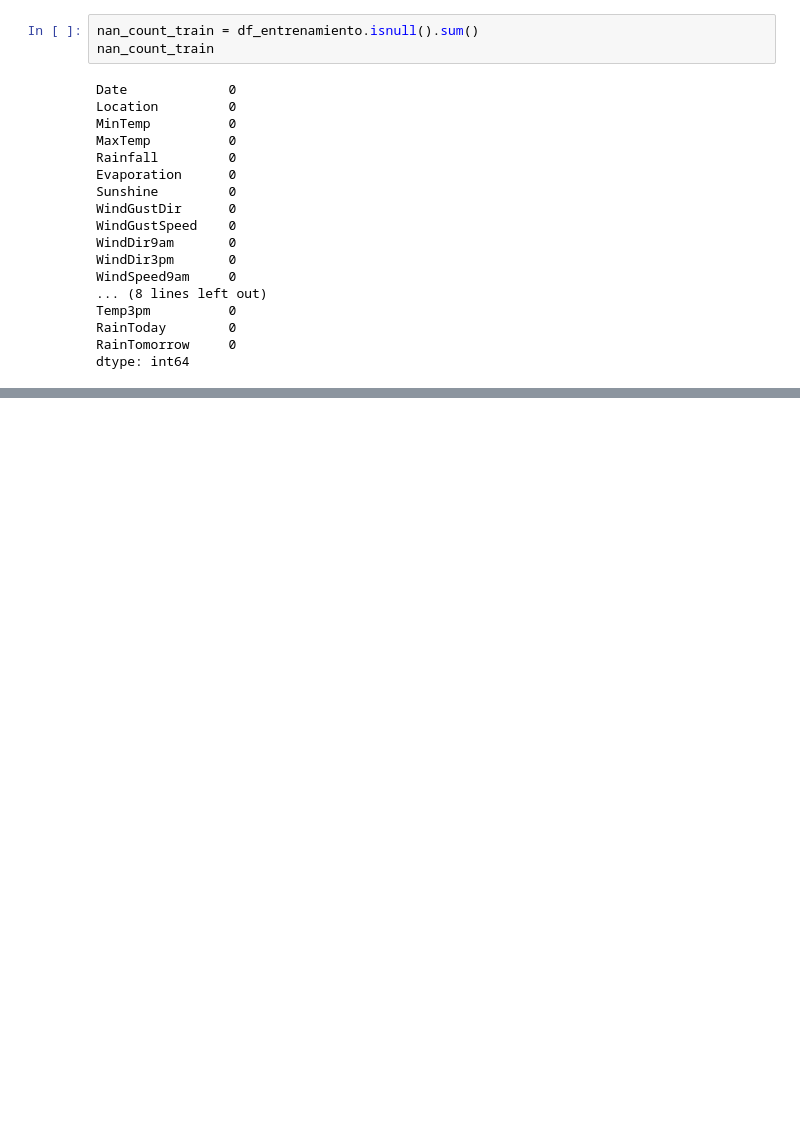
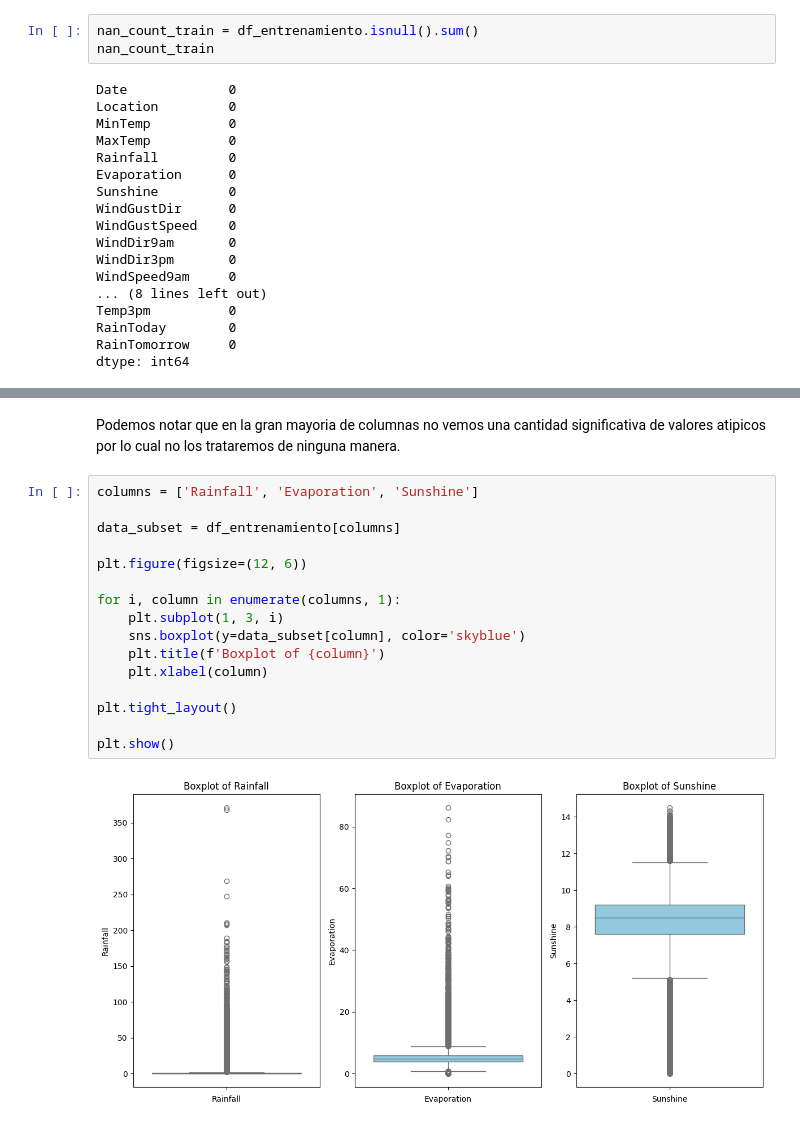
Before and after one commit to FrancoCalcia/AA1-TUIA-Calcia-Avecilla-TP2, a Jupyter notebook: TP-clasificacion-AA1.ipynb, the cells around one changed output, grey strips where cells are left out. Saved outputs shown, nothing was run; the diff lists cells and outputs as text; blank space fills up the shorter version.

```diff
--- a/TP-clasificacion-AA1.ipynb
+++ b/TP-clasificacion-AA1.ipynb
@@ -352,0 +370,20 @@ dtype: int64
+# %% [markdown]
+Podemos notar que en la gran mayoria de columnas no vemos una cantidad significativa de valores atipicos por lo cual no los trataremos de ninguna manera.
+# %%
+columns = ['Rainfall', 'Evaporation', 'Sunshine']
+
+data_subset = df_entrenamiento[columns]
+
+plt.figure(figsize=(12, 6))
+
+for i, column in enumerate(columns, 1):
+    plt.subplot(1, 3, i)
+    sns.boxplot(y=data_subset[column], color='skyblue')
+    plt.title(f'Boxplot of {column}')
+    plt.xlabel(column)
+
+plt.tight_layout()
+
+plt.show()
+# %% [output]
+[figure, added]
```
Also changed, not shown: parts of 35 cells of this notebook.
